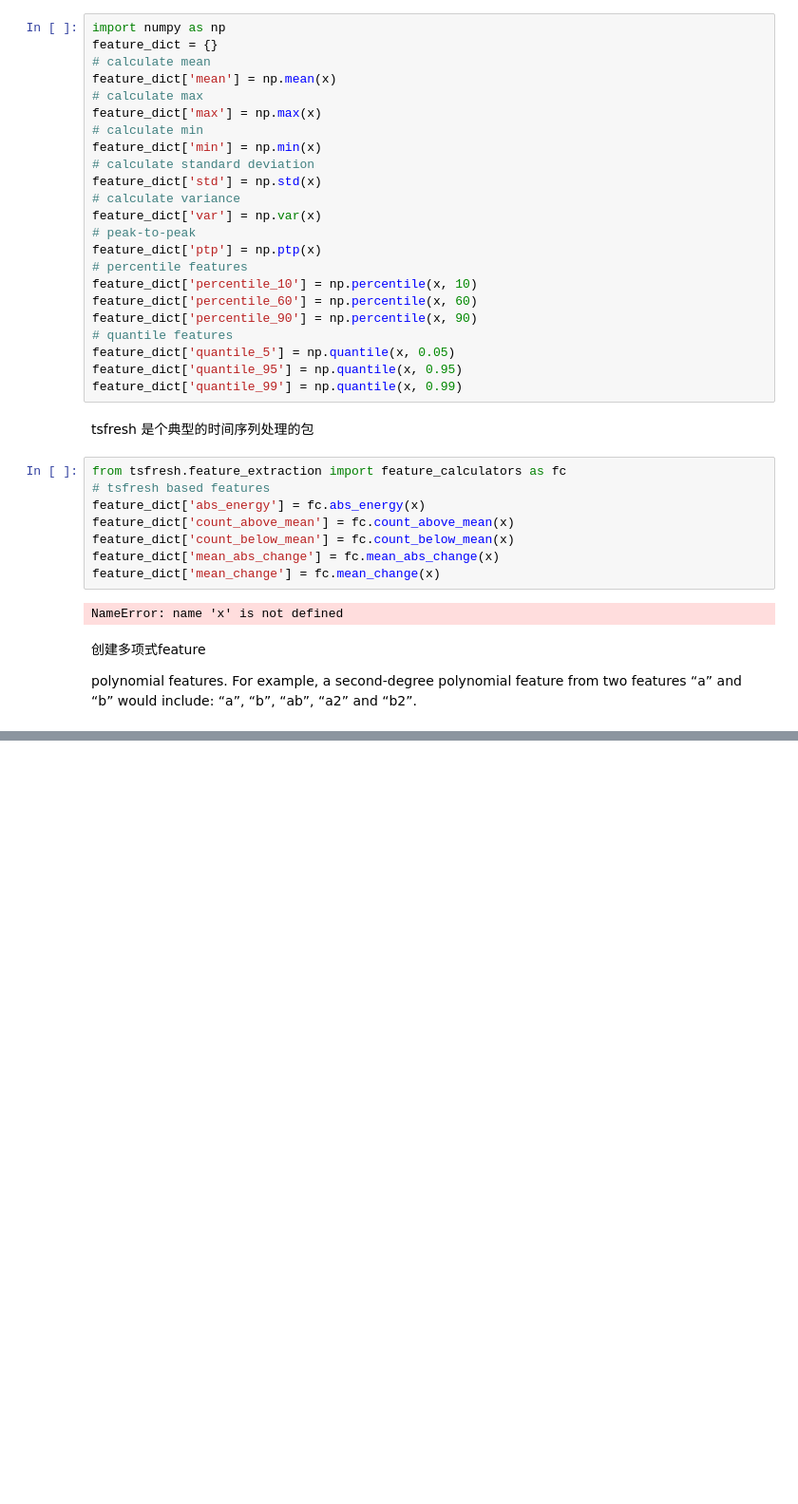
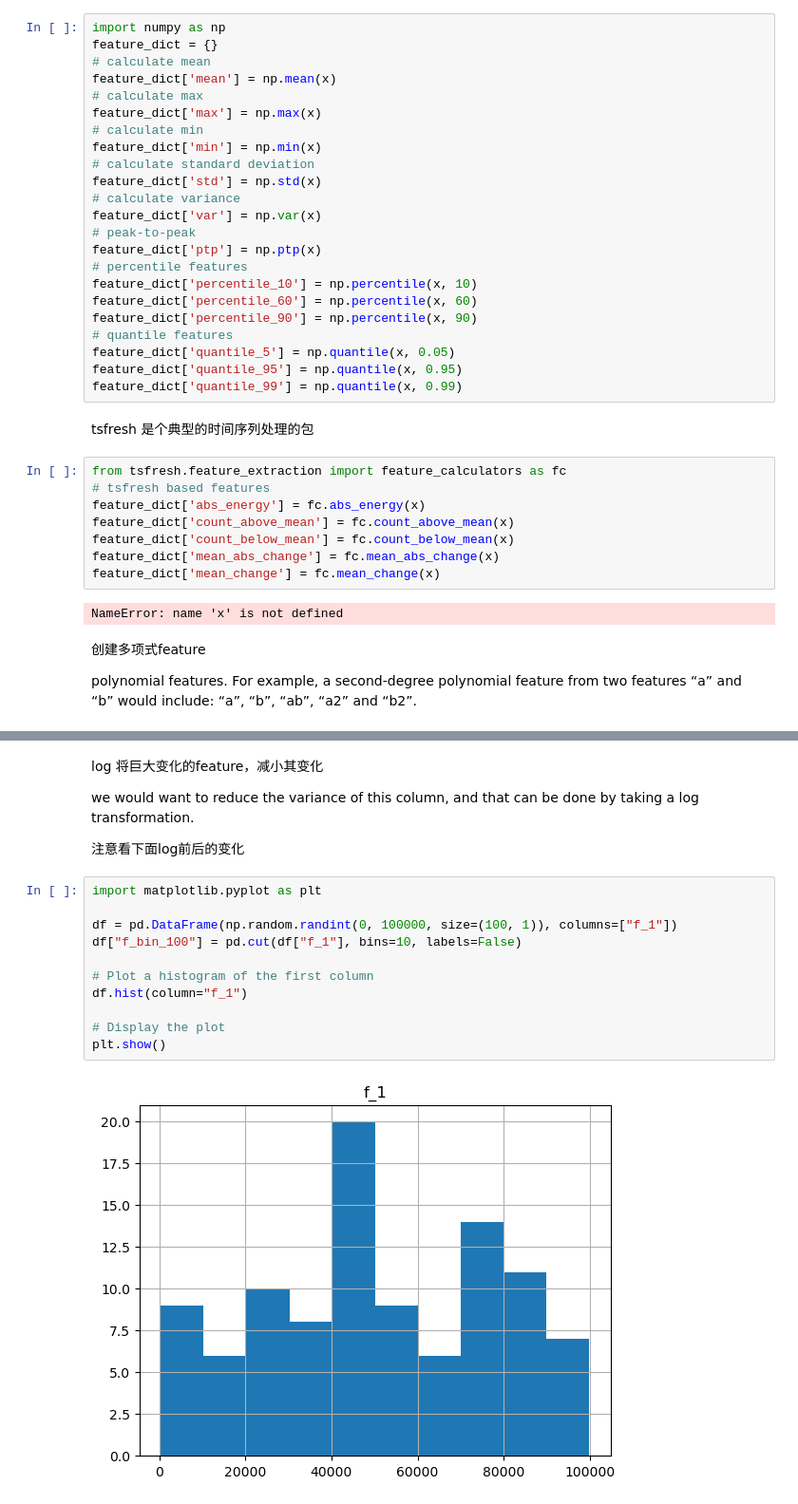
Before and after one commit to gavinloverqq/Exercise, a Jupyter notebook: AAAMLP/c2.ipynb, the cells around one changed output, grey strips where cells are left out. Shown at 95% size. Cells and saved outputs as stored; diff of their text form; blank space fills up the shorter version.

```diff
--- a/AAAMLP/c2.ipynb
+++ b/AAAMLP/c2.ipynb
@@ -1564 +1572,21 @@ df
 100 rows × 4 columns
+# %% [markdown]
+log
+将巨大变化的feature，减小其变化
+
+we would want to reduce the variance of this column, and that can be done by taking a log transformation.
+
+注意看下面log前后的变化
+# %%
+import matplotlib.pyplot as plt
+
+df = pd.DataFrame(np.random.randint(0, 100000, size=(100, 1)), columns=["f_1"])
+df["f_bin_100"] = pd.cut(df["f_1"], bins=10, labels=False)
+
+# Plot a histogram of the first column
+df.hist(column="f_1")
+
+# Display the plot
+plt.show()
+# %% [output]
+[figure, added]
```
Also changed, not shown: parts of 12 cells of this notebook.
